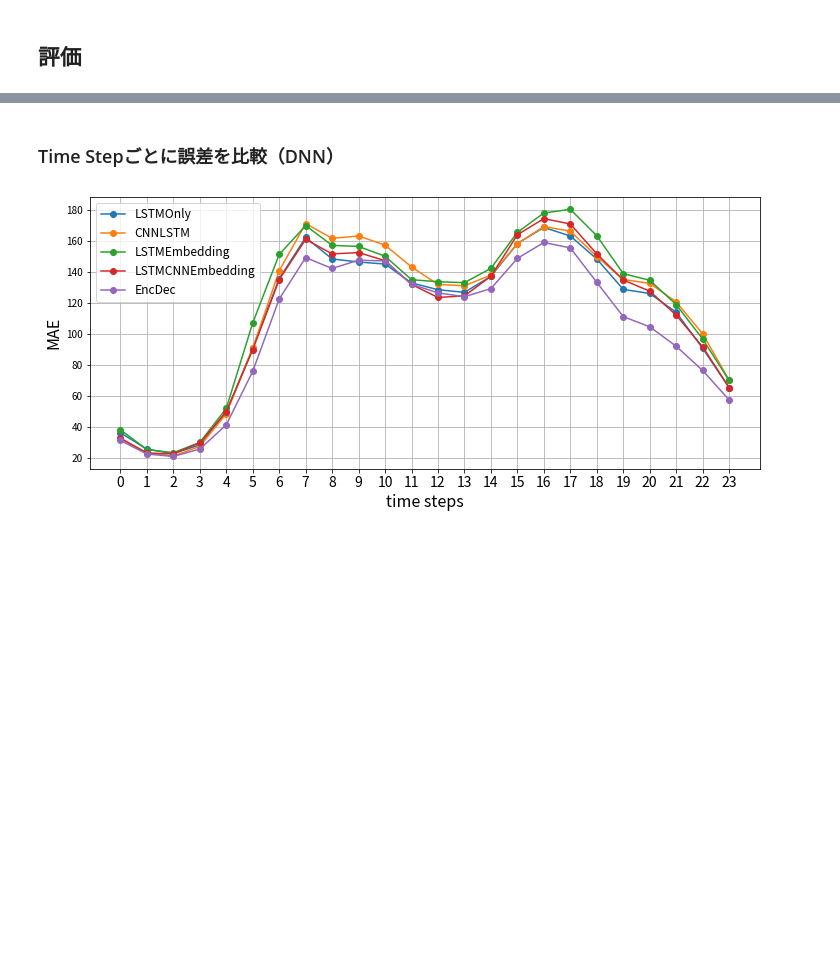
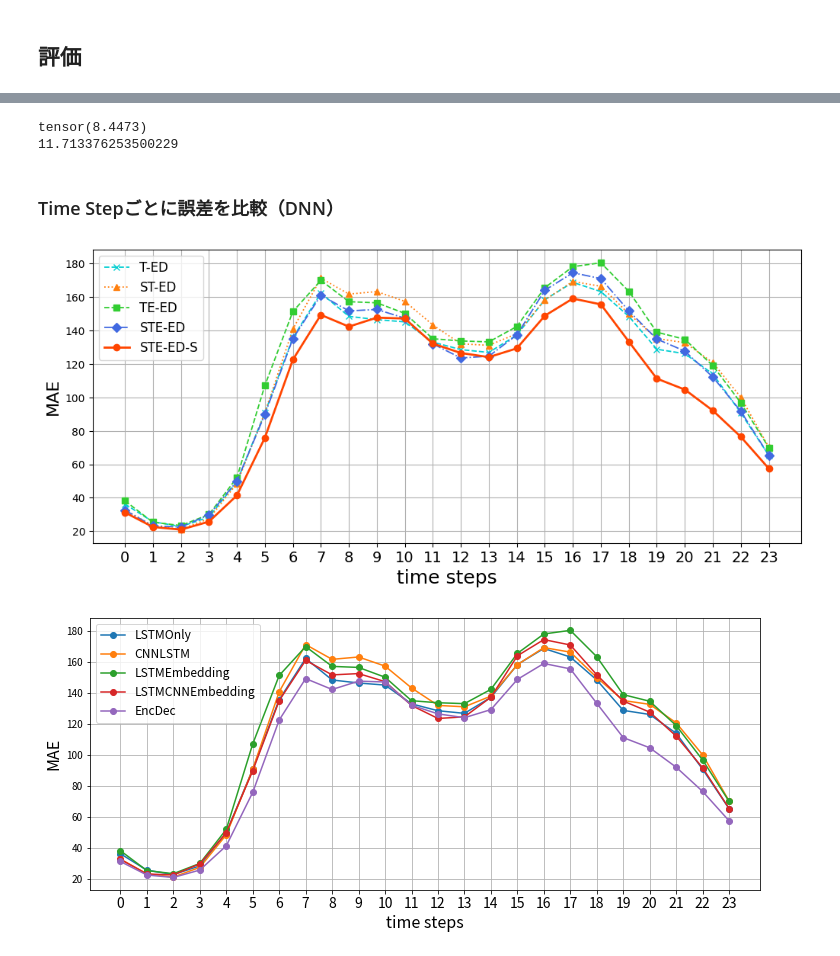
Before and after one commit to mitk23/traffic-search, a Jupyter notebook: src/experiment_analysis.ipynb, the cells around one changed output, grey strips where cells are left out. Saved outputs shown, nothing was run; the diff lists cells and outputs as text; code cells hidden in the pictures; blank space fills up the shorter version.

```diff
--- a/src/experiment_analysis.ipynb
+++ b/src/experiment_analysis.ipynb
@@ -1,5 +1,6 @@
 # %%
 import itertools
+import pickle
 import warnings
 warnings.simplefilter('ignore')
 import datetime as dt
@@ -8,10 +9,8 @@ import numpy as np
 import pandas as pd
 from pandas.api.types import CategoricalDtype
 import matplotlib.pyplot as plt
-plt.rcParams['font.family'] = 'Noto Sans CJK JP'
-import seaborn as sns
+# plt.rcParams['font.family'] = 'Noto Sans CJK JP'
 import tqdm
-from sklearn.preprocessing import StandardScaler
 import torch
 import torch.nn as nn
 import torch.nn.functional as F
@@ -902,7 +625,7 @@ for name, model_dict in models.items():
     model = model_dict['model'].to(device=device)
     model_path = f'{config.MODEL_DIR}/{model_dict["path"]}_LSTM4_{model_dict["best_epoch"]}.pth'
 
-    model.load_state_dict(torch.load(model_path))
+    model.load_state_dict(torch.load(model_path, map_location=device))
     model.eval()
 
     # pred_train = predict(model, dataset_train)
@@ -914,6 +637,15 @@ for name, model_dict in models.items():
     dnn_result[name]['test_mae'] = mae
     dnn_result[name]['test_mape'] = mape
     dnn_result[name]['test_mae_per_steps'] = mae_steps
-# %%
-with open("dnn_result.pkl", "wb") as f:
-    pickle.dump(dnn_result, f)
+# %%
+for name, result in dnn_result.items():
+    print('-'*20, name, '-'*20)
+    pred_test = result['pred_test']
+    mae = result['test_mae']
+    mse_map = (pred_test - y_true)**2
+    rmse_steps = torch.sqrt(mse_map.mean(dim=0))
+    rmse = rmse_steps.mean()
+
+    for i in [1,3,6,12,18,24]:
+        print(f'{i}h: RMSE={rmse_steps[i-1]:.3f}')
+    print(f'Overall: MAE={mae:.3f}, RMSE={rmse:.3f}')
@@ -920,8 +670,41 @@ with open("dnn_result.pkl", "wb") as f:
+# %%
+without_mae = dnn_result['LSTMCNNEmbedding']['test_mae']
+with_mae = dnn_result['EncDec']['test_mae']
+print((without_mae - with_mae) / without_mae * 100)
+print((208.915 - 184.444) / 208.915 * 100)
+# %% [output]
+tensor(8.4473)
+11.713376253500229
 # %% [markdown]
 ### Time Stepごとに誤差を比較（DNN）
 # %%
 with open("dnn_result.pkl", "rb") as f:
     dnn_result = pickle.load(f)
+# %%
+ticks = range(24)
+labels = ticks
+
+markers = ['x', '^', 's', 'D', 'o']
+linestyles = ['--', ':', '--', '-.', '-']
+linewidths = [1.3,1.3,1.3,1.3,2]
+colors = ['darkturquoise', 'tab:orange', 'limegreen', 'royalblue', 'orangered']
+labels = ['T-ED', 'ST-ED', 'TE-ED', 'STE-ED', 'STE-ED-S']
+
+fig, ax = plt.subplots(figsize=(12,5))
+for i, (name, result) in enumerate(dnn_result.items()):
+    ax.plot(result['test_mae_per_steps'], marker=markers[i], linestyle=linestyles[i], color=colors[i], linewidth=linewidths[i], label=labels[i])
+
+ax.set_xticks(ticks=ticks)
+ax.tick_params(axis='x', labelsize=14)
+ax.set_xlabel('time steps', fontsize=18)
+ax.set_ylabel('MAE', fontsize=16)
+ax.grid()
+ax.legend(fontsize=12)
+
+plt.savefig('../figs/mae_time_steps.png', bbox_inches='tight', pad_inches=0.1)
+plt.show()
+# %% [output]
+[figure, added]
 # %%
 ticks = range(24)
 labels = ticks
```
Also changed, not shown: parts of 95 cells of this notebook, 5 other files.
